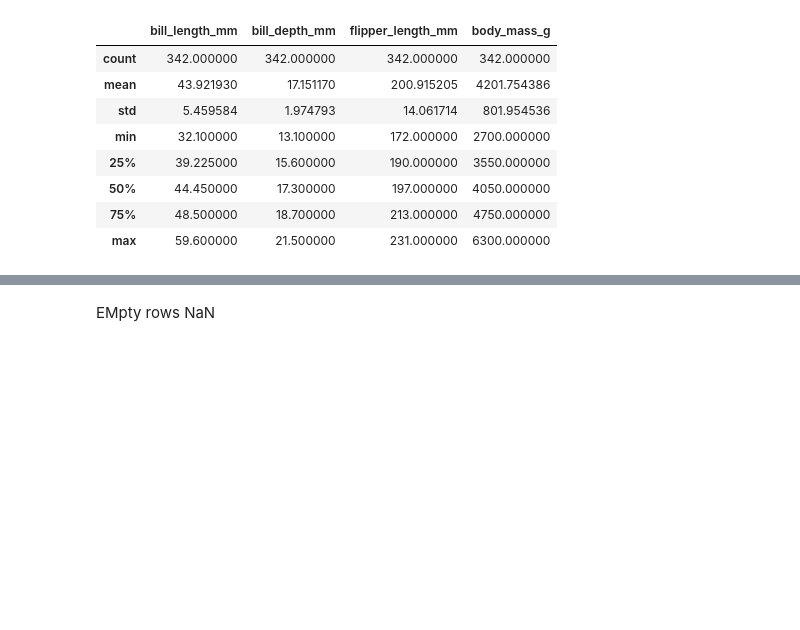
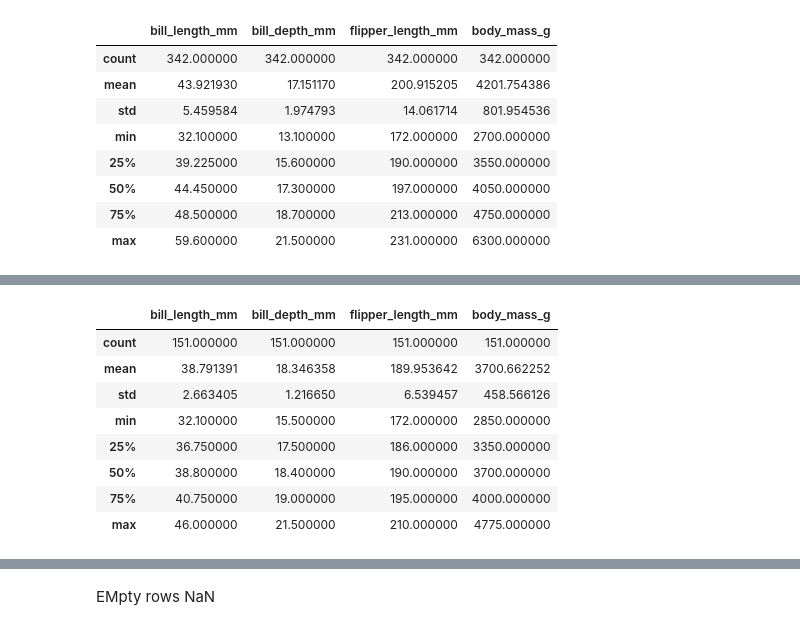
Before and after one commit to IreneKilgannon/DataAnalytics, a Jupyter notebook: penguins.ipynb, the cells around one changed output, grey strips where cells are left out. Saved outputs shown, nothing was run; the diff lists cells and outputs as text; code cells hidden in the pictures; blank space fills up the shorter version.

```diff
--- a/penguins.ipynb
+++ b/penguins.ipynb
@@ -154,0 +170,13 @@ NEED to separate out summary statistcs by penguin species
+# %%
+adelie = penguins.loc[['Adelie']]
+adelie.describe()
+# %% [output]
+|  | bill_length_mm | bill_depth_mm | flipper_length_mm | body_mass_g |
+| count | 151.000000 | 151.000000 | 151.000000 | 151.000000 |
+| mean | 38.791391 | 18.346358 | 189.953642 | 3700.662252 |
+| std | 2.663405 | 1.216650 | 6.539457 | 458.566126 |
+| min | 32.100000 | 15.500000 | 172.000000 | 2850.000000 |
+| 25% | 36.750000 | 17.500000 | 186.000000 | 3350.000000 |
+| 50% | 38.800000 | 18.400000 | 190.000000 | 3700.000000 |
+| 75% | 40.750000 | 19.000000 | 195.000000 | 4000.000000 |
+| max | 46.000000 | 21.500000 | 210.000000 | 4775.000000 |
```
Also changed, not shown: parts of 38 cells of this notebook, 1 other file.
